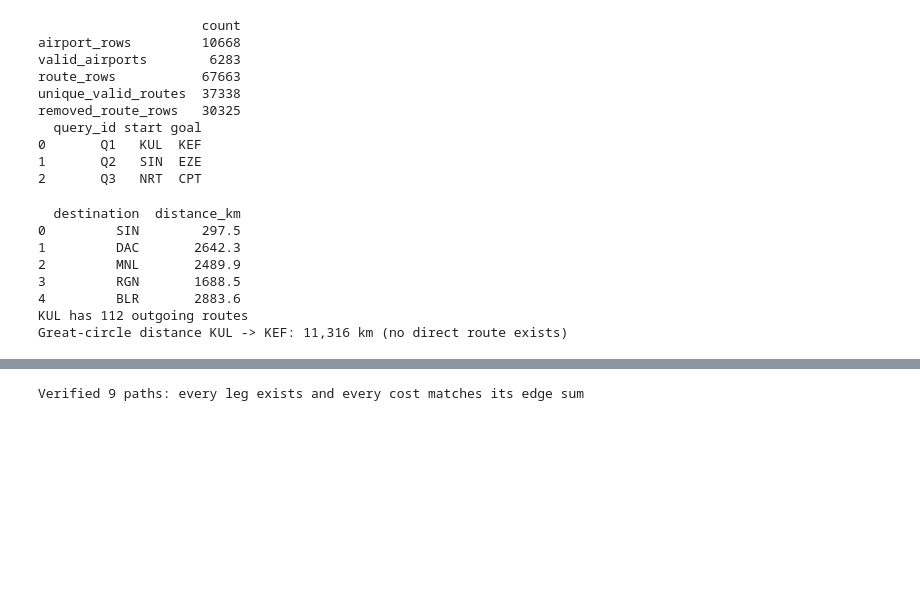
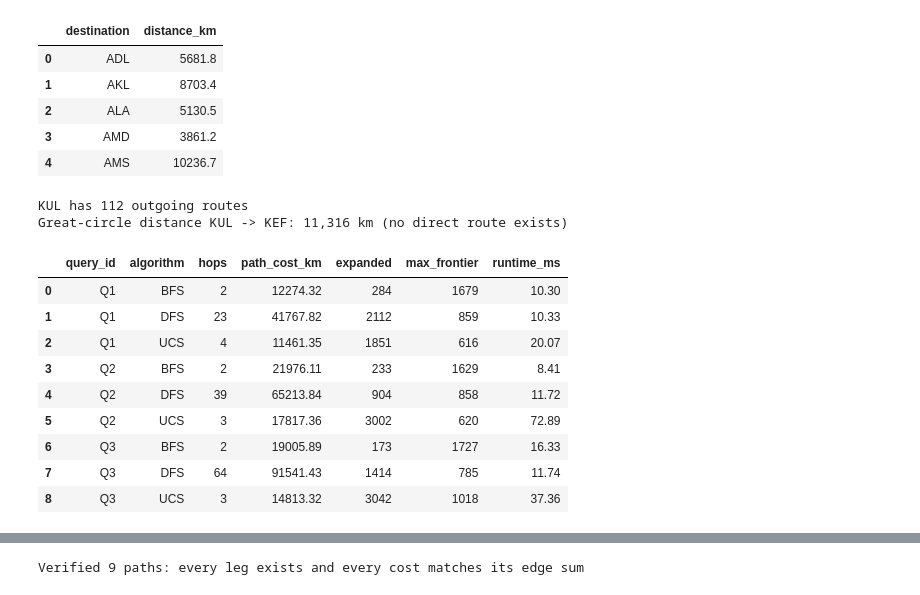
Before and after one commit to batrisyyiiaa/ARTIFICIAL-INTELLIGENCE-SEPT26, a Jupyter notebook: all_experiments/lab01_search_foundations_worked.ipynb, the cells around one changed output, grey strips where cells are left out. Drawn from its saved outputs; the diff is of its cells as text; code cells hidden in the pictures; blank space fills up the shorter version.

```diff
--- a/all_experiments/lab01_search_foundations_worked.ipynb
+++ b/all_experiments/lab01_search_foundations_worked.ipynb
@@ -43,60 +38,43 @@ unique_valid_routes = len(routes)
-# %%
-graph = {}
-for r in routes.itertuples():
-    a, b = coords[r.source], coords[r.destination]
-    d = haversine_km(a["latitude"], a["longitude"], b["latitude"], b["longitude"])
-    graph.setdefault(r.source, []).append((r.destination, d))
-
-stats = {"airport_rows": airport_rows, "valid_airports": valid_airports,
-         "route_rows": route_rows, "unique_valid_routes": unique_valid_routes,
-         "removed_route_rows": route_rows - unique_valid_routes}
-print(pd.Series(stats, name="count").to_frame())
-
-queries = pd.DataFrame({"query_id": ["Q1", "Q2", "Q3"],
-                        "start": ["KUL", "SIN", "NRT"],
-                        "goal": ["KEF", "EZE", "CPT"]})
-print(queries)
-# %% [output]
-                     count
-airport_rows         10668
-valid_airports        6283
-route_rows           67663
-unique_valid_routes  37338
-removed_route_rows   30325
-  query_id start goal
-0       Q1   KUL  KEF
-1       Q2   SIN  EZE
-2       Q3   NRT  CPT
 # %%
 # ------ QUESTION 2 --------
+# BFS: QUEUE (FIFO), DFS: STACK (LIFO)
+# HAVERSINE: CALCULATE THE SHORTEST DISTANCE
 sample = pd.DataFrame(graph["KUL"][:5], columns=["destination", "distance_km"])
-print(sample.round(1))
+display(sample.round(1))
 
 direct_km = haversine_km(coords["KUL"]["latitude"], coords["KUL"]["longitude"],
                          coords["KEF"]["latitude"], coords["KEF"]["longitude"])
 print(f"KUL has {len(graph['KUL'])} outgoing routes")
 print(f"Great-circle distance KUL -> KEF: {direct_km:,.0f} km (no direct route exists)")
 # %% [output]
+|  | destination | distance_km |
+| 0 | ADL | 5681.8 |
+| 1 | AKL | 8703.4 |
+| 2 | ALA | 5130.5 |
+| 3 | AMD | 3861.2 |
+| 4 | AMS | 10236.7 |
-  destination  distance_km
-0         SIN        297.5
-1         DAC       2642.3
-2         MNL       2489.9
-3         RGN       1688.5
-4         BLR       2883.6
 KUL has 112 outgoing routes
 Great-circle distance KUL -> KEF: 11,316 km (no direct route exists)
 # %%
 # ------ QUESTION 3 --------
-def make_result(graph, parent, goal, expanded, max_frontier, t0):
-    if goal not in parent:                     # goal never reached
-        return {"found": False, "hops": None, "path_cost_km": None, "expanded": expanded,
-                "max_frontier": max_frontier, "runtime_ms": (time.time() - t0) * 1000, "path": []}
-    path, node = [], goal
-    while node is not None:                    # walk back from goal to start
-        path.append(node)
-        node = parent[node]
-    path.reverse()
-    edge_km = {}
-    cost = sum(dict(graph[a])[b] for a, b in zip(path, path[1:]))
-    return {"found": True, "hops": len(path) - 1, "path_cost_km": cost, "expanded": expanded,
-            "max_frontier": max_frontier, "runtime_ms": (time.time() - t0) * 1000, "path": path}
+rows = []
+for query in queries.itertuples():
+    for name, algorithm in [("BFS", bfs), ("DFS", dfs), ("UCS", ucs)]:
+        result = algorithm(graph, query.start, query.goal)
+        rows.append({"query_id": query.query_id, "start": query.start, "goal": query.goal,
+                     "algorithm": name, **result.as_dict(), "path": " -> ".join(result.path)})
+
+metrics = pd.DataFrame(rows).drop(columns="found")
+metrics.to_csv(RESULTS / "metrics.csv", index=False)
+display(metrics.drop(columns=["start", "goal", "path"]).round(2))
+# %% [output]
+|  | query_id | algorithm | hops | path_cost_km | expanded | max_frontier | runtime_ms |
+| 0 | Q1 | BFS | 2 | 12274.32 | 284 | 1679 | 10.30 |
+| 1 | Q1 | DFS | 23 | 41767.82 | 2112 | 859 | 10.33 |
+| 2 | Q1 | UCS | 4 | 11461.35 | 1851 | 616 | 20.07 |
+| 3 | Q2 | BFS | 2 | 21976.11 | 233 | 1629 | 8.41 |
+| 4 | Q2 | DFS | 39 | 65213.84 | 904 | 858 | 11.72 |
+| 5 | Q2 | UCS | 3 | 17817.36 | 3002 | 620 | 72.89 |
+| 6 | Q3 | BFS | 2 | 19005.89 | 173 | 1727 | 16.33 |
+| 7 | Q3 | DFS | 64 | 91541.43 | 1414 | 785 | 11.74 |
+| 8 | Q3 | UCS | 3 | 14813.32 | 3042 | 1018 | 37.36 |
```
Also changed, not shown: parts of 12 cells of this notebook, 5 other files.
